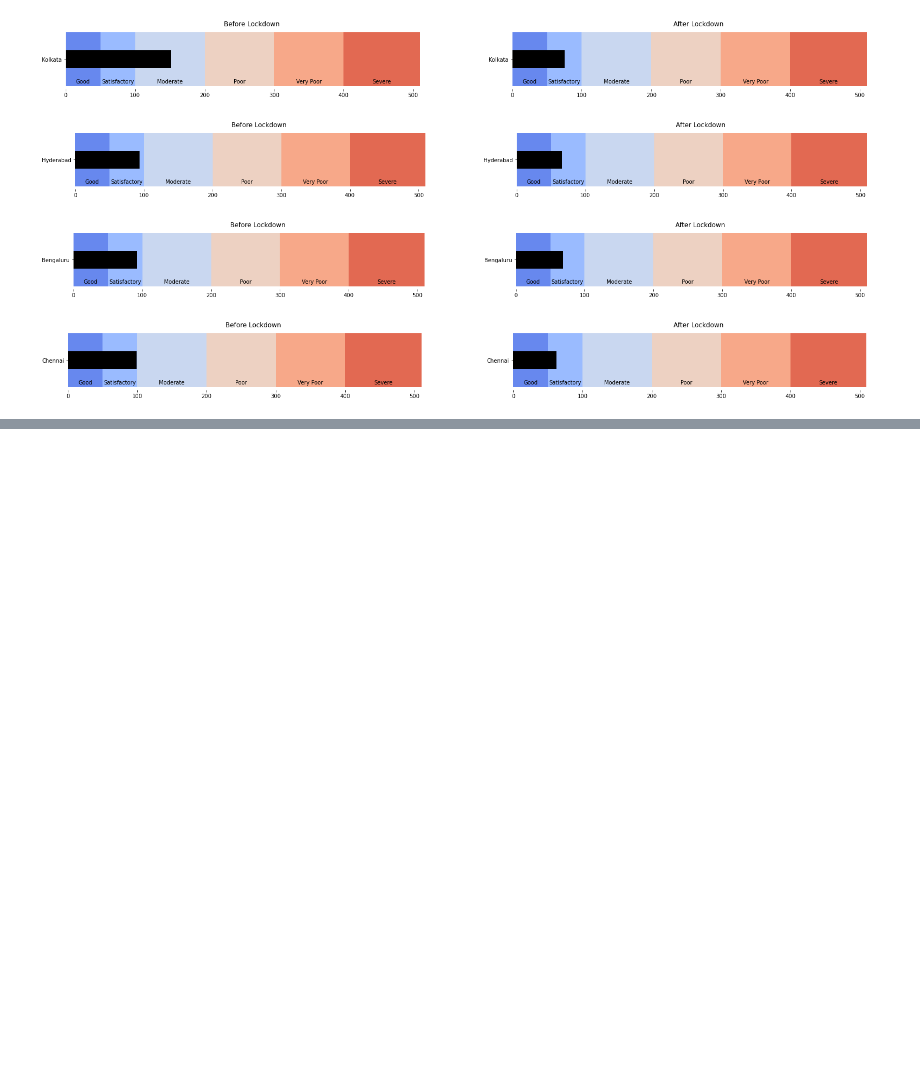
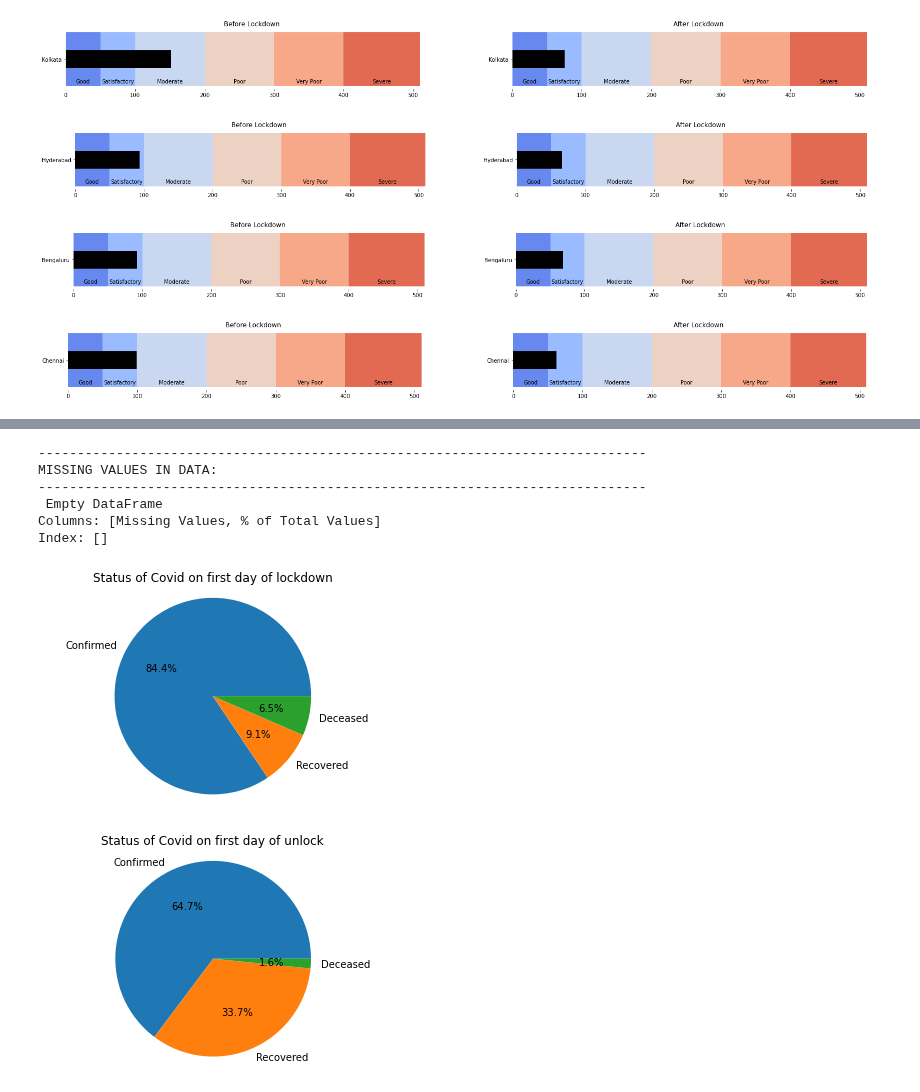
Before and after one commit to SamarthRanjanRay/dsproject, a Jupyter notebook: dsproject1.ipynb, the cells around one changed output, grey strips where cells are left out. Cells and saved outputs as stored; diff of their text form; code cells hidden in the pictures; blank space fills up the shorter version.

```diff
--- a/dsproject1.ipynb
+++ b/dsproject1.ipynb
@@ -440,0 +431,12 @@ for city in cities:
+# %%
+data = updatedCityData.copy()
+data['Year'] = [d.year for d in data.Date]
+print(data[data['Year']==2019].AQI.mean())
+print(data[data['Year']==2020].AQI.mean())
+print(data[data['Year']==2020].AQI.std()/np.sqrt(len(data[data['Year']==2020])))
+
+covid = pd.read_csv("./data/state_wise_daily.csv")
+covid_status = ["Confirmed", "Recovered", "Deceased"]
+covid['Date'] = pd.to_datetime(covid['Date_YMD'])
+covid.set_index('Date', inplace=True)
+print(covid)
@@ -440,0 +461,26 @@ for city in cities:
+# %%
+getMissingValues(covid)
+covid.describe()
+covidStart = covid[covid['Date_YMD'] == '2020-03-26']
+totalValues =[covidStart[covidStart['Status']=='Confirmed']['TT'].sum(), covidStart[covidStart['Status']=='Recovered']['TT'].sum(), covidStart[covidStart['Status']=='Deceased']['TT'].sum()]
+plt.pie(totalValues, labels=covid_status, autopct='%1.1f%%')
+plt.title("Status of Covid on first day of lockdown")
+plt.axis('equal')
+plt.show()
+
+
+covidStart = covid[covid['Date_YMD'] == '2020-05-21']
+totalValues =[covidStart[covidStart['Status']=='Confirmed']['TT'].sum(), covidStart[covidStart['Status']=='Recovered']['TT'].sum(), covidStart[covidStart['Status']=='Deceased']['TT'].sum()]
+plt.pie(totalValues, labels=covid_status, autopct='%1.1f%%')
+plt.title("Status of Covid on first day of unlock")
+plt.axis('equal')
+plt.show()
+# %% [output]
+------------------------------------------------------------------------------
+MISSING VALUES IN DATA:
+------------------------------------------------------------------------------
+ Empty DataFrame
+Columns: [Missing Values, % of Total Values]
+Index: []
+[figure, added]
+[figure, added]
```
Also changed, not shown: parts of 8 cells of this notebook, 1 other file.
